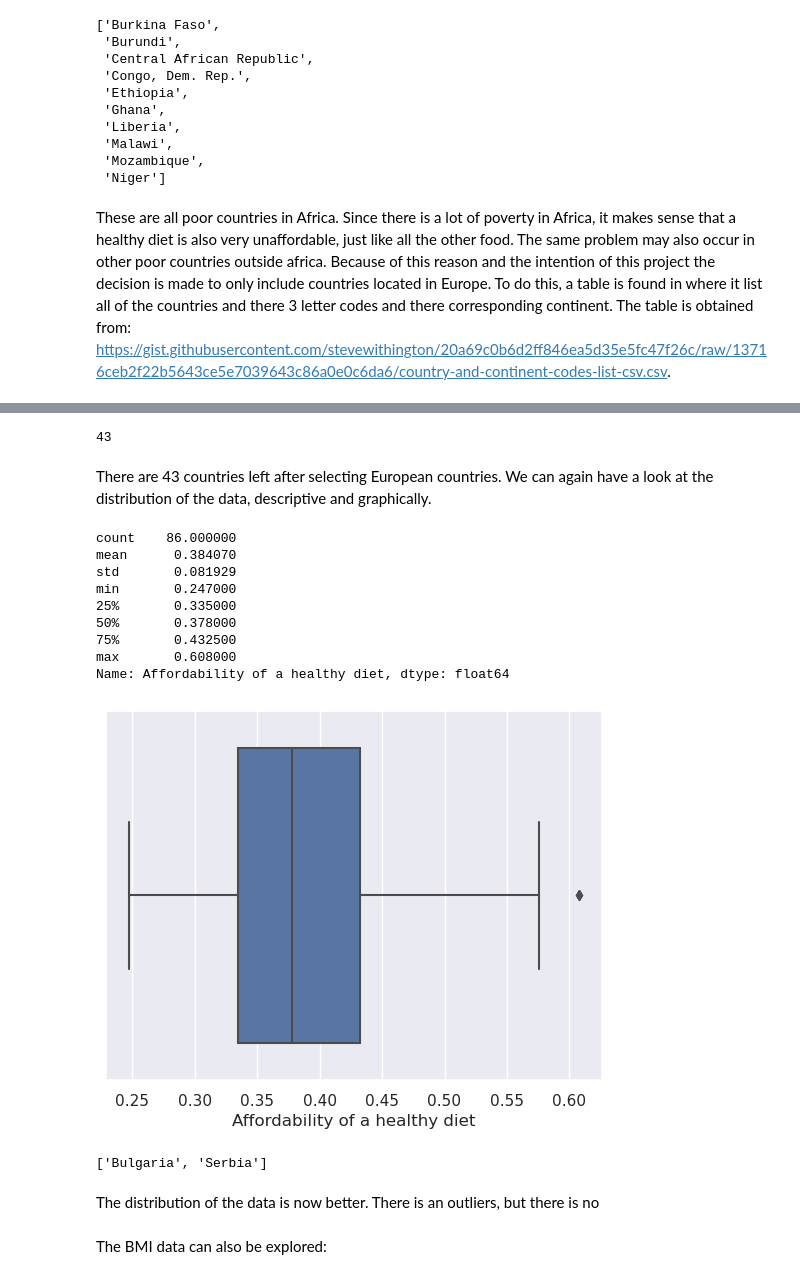
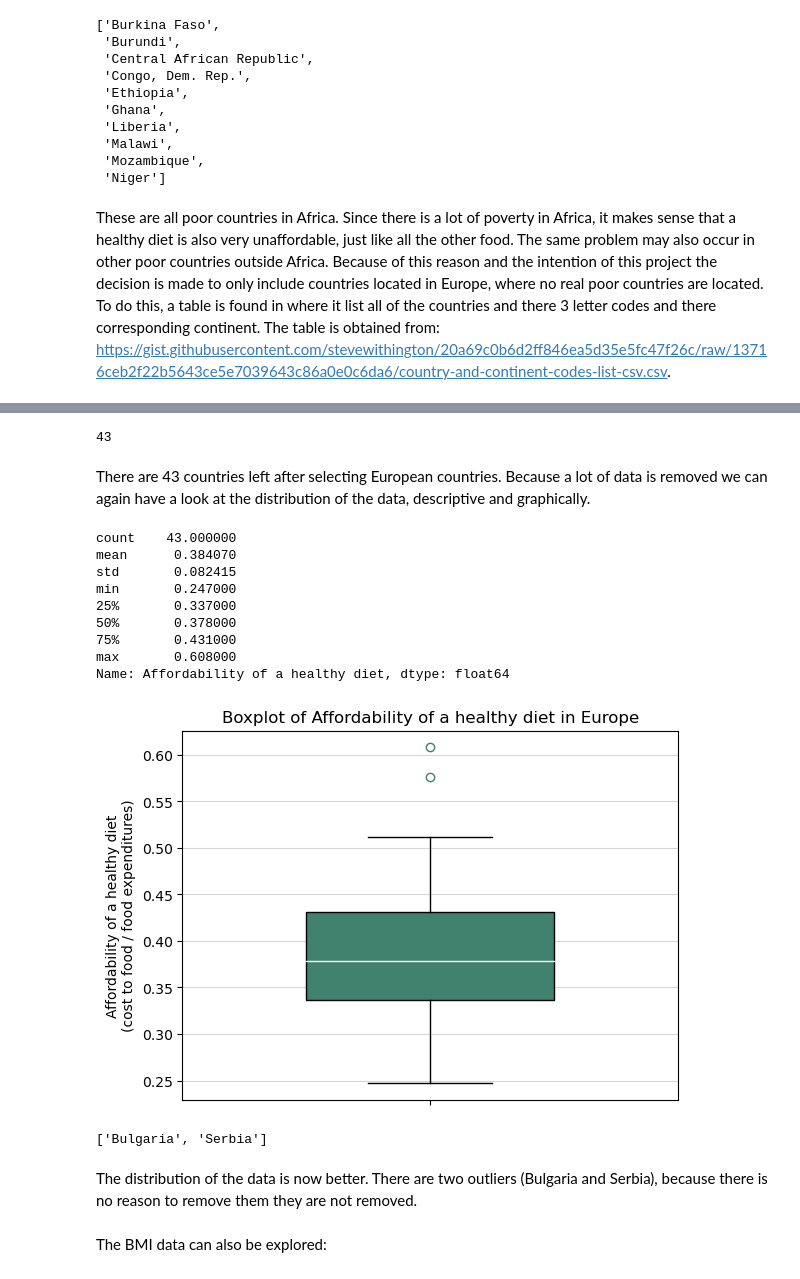
Before and after one commit to JobMaathuis/Affordability_healthy_diet_and_BMI, a Jupyter notebook: final_assignment.ipynb, the cells around one changed output, grey strips where cells are left out. Drawn from its saved outputs; the diff is of its cells as text; code cells hidden in the pictures.

```diff
--- a/final_assignment.ipynb
+++ b/final_assignment.ipynb
@@ -214,7 +239,7 @@ list(df_merged[df_merged['Affordability of a healthy diet'] > upper_value]['Coun
  'Mozambique',
  'Niger']
 # %% [markdown]
-These are all poor countries in Africa. Since there is a lot of poverty in Africa, it makes sense that a healthy diet is also very unaffordable, just like all the other food. The same problem may also occur in other poor countries outside africa. Because of this reason and the intention of this project the decision is made to only include countries located in Europe. To do this, a table is found in where it list all of the countries and there 3 letter codes and there corresponding continent. The table is obtained from: https://gist.githubusercontent.com/stevewithington/20a69c0b6d2ff846ea5d35e5fc47f26c/raw/13716ceb2f22b5643ce5e7039643c86a0e0c6da6/country-and-continent-codes-list-csv.csv.
+These are all poor countries in Africa. Since there is a lot of poverty in Africa, it makes sense that a healthy diet is also very unaffordable, just like all the other food. The same problem may also occur in other poor countries outside Africa. Because of this reason and the intention of this project the decision is made to only include countries located in Europe, where no real poor countries are located. To do this, a table is found in where it list all of the countries and there 3 letter codes and there corresponding continent. The table is obtained from: https://gist.githubusercontent.com/stevewithington/20a69c0b6d2ff846ea5d35e5fc47f26c/raw/13716ceb2f22b5643ce5e7039643c86a0e0c6da6/country-and-continent-codes-list-csv.csv.
 # %%
 df_countries = pd.read_csv(config['country_codes'])
 df_countries.head()
@@ -228,31 +253,29 @@ df_countries.head()
 # %%
 contries_eu = df_countries[df_countries['Continent_Name'] == 'Europe']['Three_Letter_Country_Code']
 df_merged = df_merged[df_merged['Country Code'].isin(contries_eu)]
+df_merged['Country Name'].nunique()
+# %% [output]
+43
-# %%
-df_merged['Country Name'].nunique()
-# %% [output]
-43
 # %% [markdown]
-There are 43 countries left after selecting European countries. We can again have a look at the distribution of the data, descriptive and graphically.
+There are 43 countries left after selecting European countries. Because a lot of data is removed we can again have a look at the distribution of the data, descriptive and graphically.
 # %%
-df_merged['Affordability of a healthy diet'].describe()
+df_merged[df_merged['Sex'] == 'Men']['Affordability of a healthy diet'].describe()
 # %% [output]
-count    86.000000
+count    43.000000
 mean      0.384070
-std       0.081929
+std       0.082415
 min       0.247000
-25%       0.335000
+25%       0.337000
 50%       0.378000
-75%       0.432500
+75%       0.431000
 max       0.608000
 Name: Affordability of a healthy diet, dtype: float64
-# %%
-sns.set(style="darkgrid")  # add grids to plot
-sns.boxplot(x=df_merged['Affordability of a healthy diet'])# title='Test')
-# sns.title('Boxplot of mean BMI per sex')
-plt.show()
-# %% [output]
-[figure, removed]
+# %%
+boxplot_affordability_eu = create_afford_boxplot(df_merged[df_merged['Sex'] == 'Men']['Affordability of a healthy diet'],
+                                                 xlabel=None, ylabel='Affordability of a healthy diet\n(cost to food / food expenditures)',
+                                                 title='Boxplot of Affordability of a healthy diet in Europe')
+# %% [output]
+[figure, added]
 # %%
 stats = df_merged[df_merged['Sex'] == 'Men']['Affordability of a healthy diet'].describe()
 q1 = stats[4]
@@ -264,7 +287,7 @@ list(df_merged[df_merged['Affordability of a healthy diet'] > upper_value]['Coun
 # %% [output]
 ['Bulgaria', 'Serbia']
 # %% [markdown]
-The distribution of the data is now better. There is an outliers, but there is no
+The distribution of the data is now better. There are two outliers (Bulgaria and Serbia), because there is no reason to remove them they are not removed.
 # %% [markdown]
 The BMI data can also be explored:
 # %%
```
Also changed, not shown: parts of 45 cells of this notebook, 1 other file.
